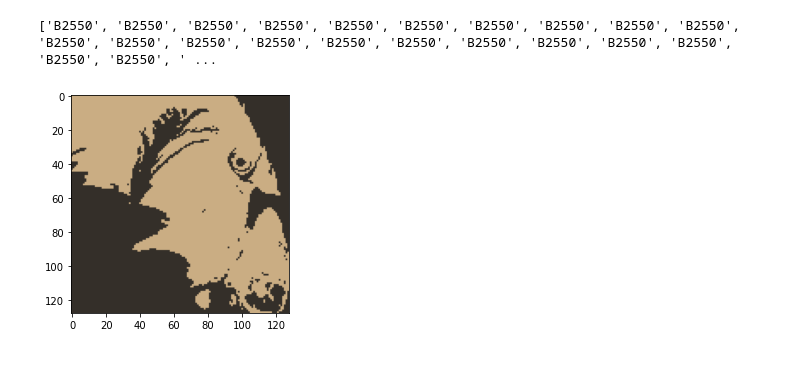
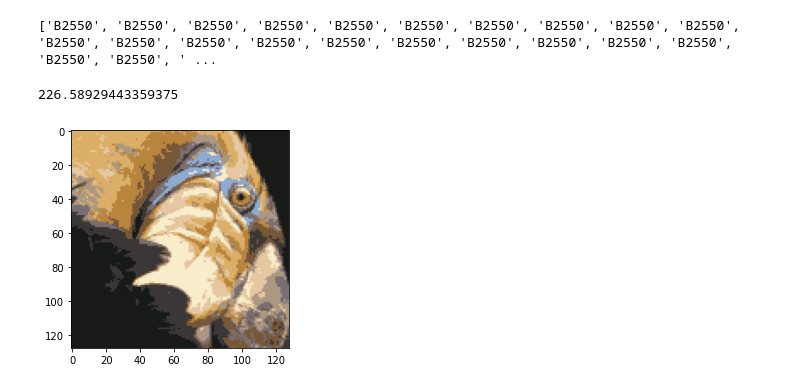
Before and after one commit to ValentinSre/TP, a Jupyter notebook: TCI/[TCI] TP.ipynb, the cells around one changed output. Drawn from its saved outputs; the diff is of its cells as text; code cells hidden in the pictures.

```diff
--- a/TCI/[TCI] TP.ipynb
+++ b/TCI/[TCI] TP.ipynb
@@ -170,20 +170,33 @@ def matriceTransition2(picture):
 # %%
 import numpy as np
 import matplotlib.pyplot as plt
 import cv2
 
 def kMeansAlgo(k):
     image = cv2.imread('ex9Data/bird_small.tiff')
     image = cv2.cvtColor(image, cv2.COLOR_BGR2RGB)
     criteria = (cv2.TERM_CRITERIA_EPS + cv2.TERM_CRITERIA_MAX_ITER, 100, 0.85)
     pixel_vals = image.reshape((-1,3))
     pixel_vals = np.float32(pixel_vals)
     retval, labels, centers = cv2.kmeans(pixel_vals, k, None, criteria, 10, cv2.KMEANS_RANDOM_CENTERS)
     centers = np.uint8(centers)
     segmented_data = centers[labels.flatten()]
     segmented_image = segmented_data.reshape((image.shape))
-    plt.imshow(segmented_image)
+    return (image, segmented_image)
 
-kMeansAlgo(2)
+def dessinerImg(img):
+    plt.imshow(img)
+
+(img, imgseg) = kMeansAlgo(10)
+dessinerImg(imgseg)
+def MSE(img1, img2):
+        squared_diff = (img1 -img2) ** 2
+        summed = np.sum(squared_diff)
+        num_pix = img1.shape[0] * img1.shape[1] #img1 and 2 should have same shape
+        err = summed / num_pix
+        return err
+
+MSE(img, imgseg)
 # %% [output]
+226.58929443359375
-[figure, old version]
+[figure, new version]
```
Also changed, not shown: parts of 4 cells of this notebook.
